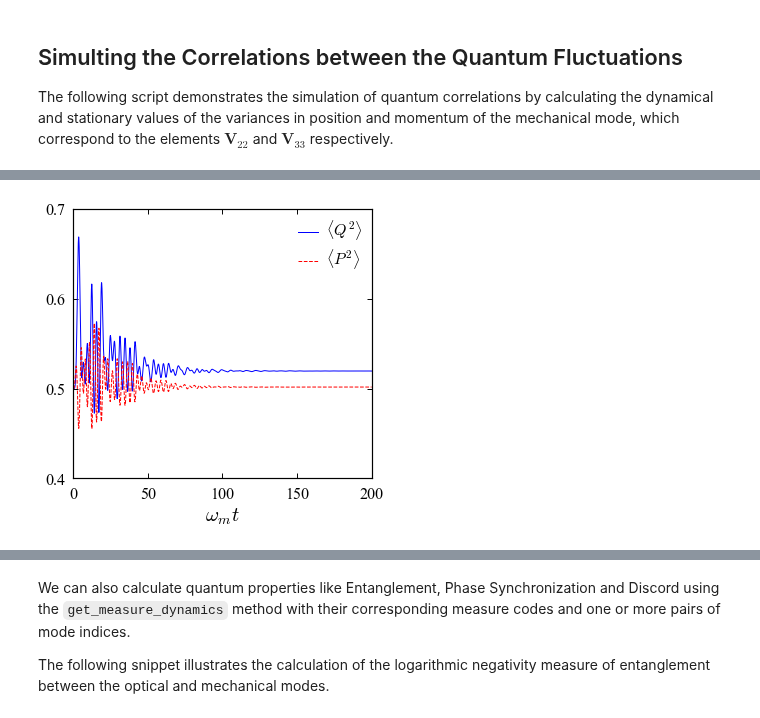
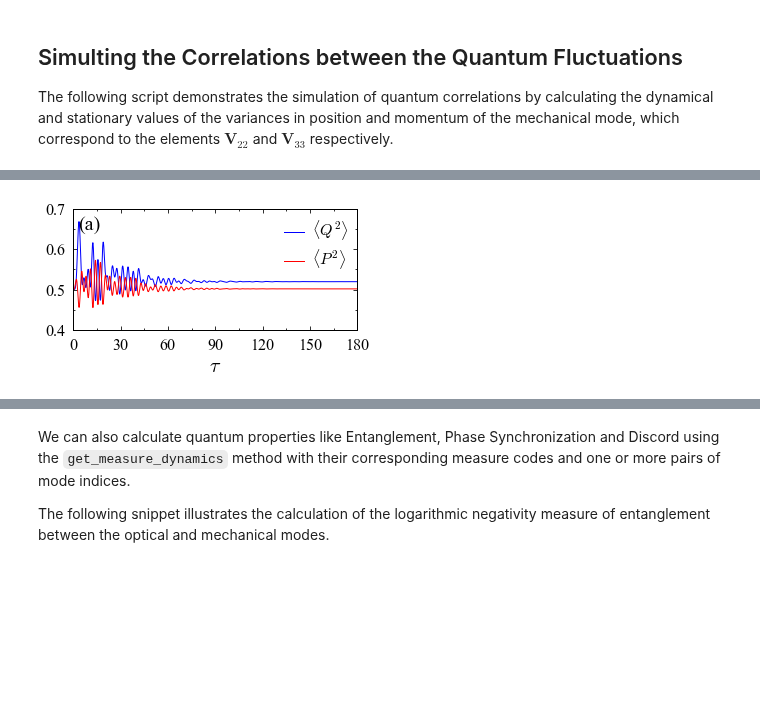
Before and after one commit to Sampreet/qom-examples, a Jupyter notebook: notebooks/systems/dynamics_functional.ipynb, the cells around one changed output, grey strips where cells are left out. Cells and saved outputs as stored; diff of their text form; code cells hidden in the pictures; blank space fills up the shorter version.

```diff
--- a/notebooks/systems/dynamics_functional.ipynb
+++ b/notebooks/systems/dynamics_functional.ipynb
@@ -364,14 +380,21 @@ plotter = MPLPlotter(axes={
     'Y': list(range(2))
 }, params={
     'type': 'lines',
-    'x_label': '$\\omega_{m} t$',
-    'x_ticks': list(range(0, 201, 50)),
+    'x_label': '$\\tau$',
+    'x_ticks': list(range(0, 181, 30)),
+    'x_ticks_minor': list(range(0, 181, 15)),
     'y_colors': ['b', 'r'],
-    'y_styles': ['-', '--'],
+    'y_styles': ['-', '-'],
     'y_legend': ['$\\langle Q^{2} \\rangle$', '$\\langle P^{2} \\rangle$'],
     'v_ticks': [0.4, 0.5, 0.6, 0.7],
+    'v_ticks_minor': [0.45, 0.55, 0.65, 0.75],
     'show_legend': True,
-    'width': 5.0
+    'height': 2.7,
+    'width': 4.8,
+    'annotations': [{
+        's': '(a)',
+        'xy': (0.12, 0.82)
+    }]
 })
 plotter.update(xs=T, vs=[Q_2_expect_d, P_2_expect_d])
 plotter.show(hold=True)
@@ -402 +425 @@ MainThread               INFO    2022-11-16 20:10:28.236: (qom.systems.BaseSyste
-[figure, old version]
+[figure, new version]
```
Also changed, not shown: parts of 7 cells of this notebook, 1 other file.
